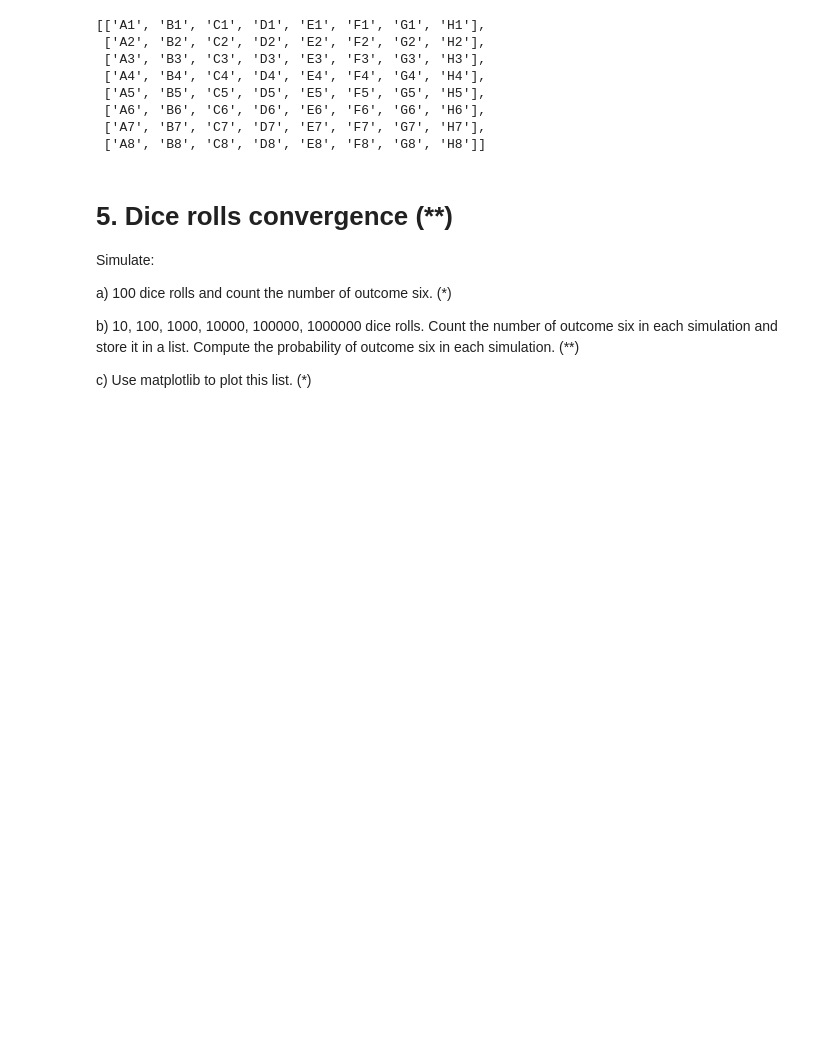
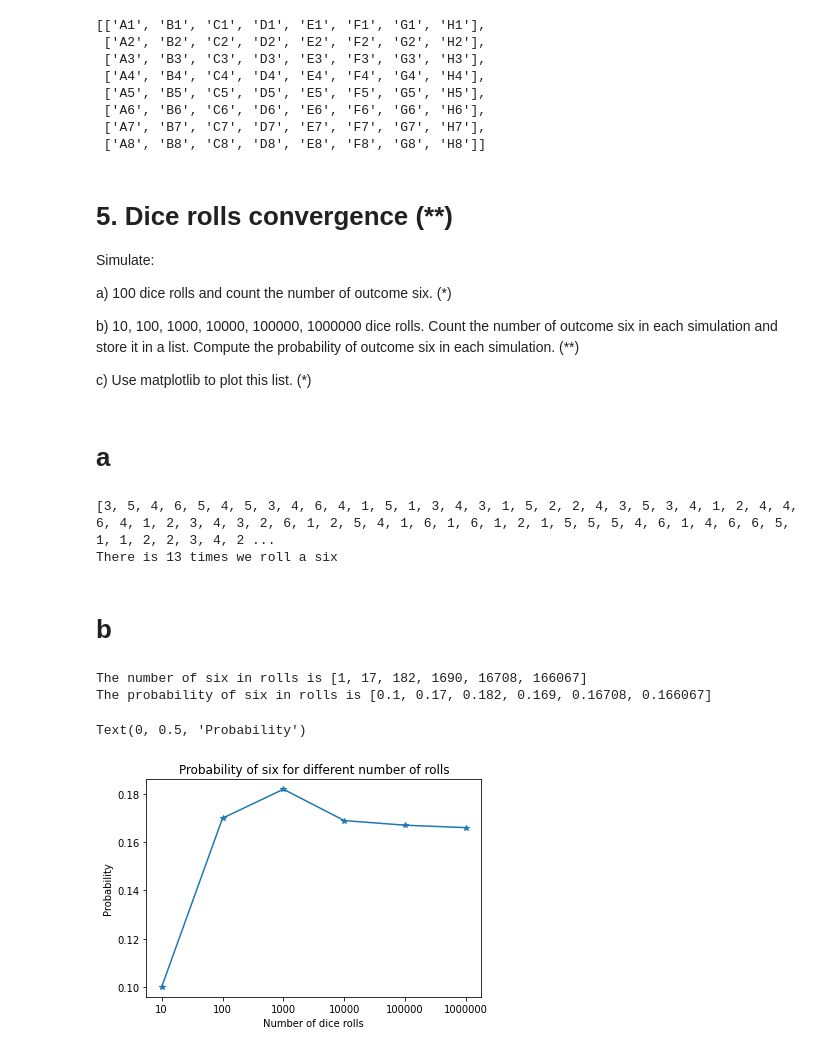
Before and after one commit to cooperhankun/python-programming-Kun-Han, a Jupyter notebook: Exercises/Exercise4.ipynb, the cells around one changed output. Saved outputs shown, nothing was run; the diff lists cells and outputs as text; code cells hidden in the pictures; blank space fills up the shorter version.

```diff
--- a/Exercises/Exercise4.ipynb
+++ b/Exercises/Exercise4.ipynb
@@ -117,3 +117,52 @@ Simulate:
   b)   10, 100, 1000, 10000, 100000, 1000000 dice rolls. Count the number of outcome six in each simulation and store it in a list. Compute the probability of outcome six in each simulation. (**)
 
   c)   Use matplotlib to plot this list. (*)
+# %% [markdown]
+# a
+# %%
+import random as rnd
+roll_list=[rnd.randint(1,6) for i in range(100)]
+count=0
+for i in roll_list:
+    if i==6:
+        count+=1
+print(roll_list)
+print(f"There is {count} times we roll a six")
+# %% [output]
+[3, 5, 4, 6, 5, 4, 5, 3, 4, 6, 4, 1, 5, 1, 3, 4, 3, 1, 5, 2, 2, 4, 3, 5, 3, 4, 1, 2, 4, 4, 6, 4, 1, 2, 3, 4, 3, 2, 6, 1, 2, 5, 4, 1, 6, 1, 6, 1, 2, 1, 5, 5, 5, 4, 6, 1, 4, 6, 6, 5, 1, 1, 2, 2, 3, 4, 2 ...
+There is 13 times we roll a six
+# %% [markdown]
+# b
+# %%
+import random as rnd
+import matplotlib.pyplot as plt
+
+list_six=[]
+list_p=[]
+n=[10,100,1000,10000,100000,1000000]
+
+for i in n: # loop for n-list
+    roll_list=[rnd.randint(1,6) for i in range(i)]
+    count=0
+
+    for j in roll_list: # loop for i times in n-list
+        if j==6:
+            count+=1
+            p=int(count)/i
+    list_six.append(count)
+    list_p.append(p)
+
+print(f"The number of six in rolls is {list_six}")
+print(f"The probability of six in rolls is {list_p}")
+
+rnd.seed(66)
+plt.plot(list_p, '-*')
+plt.title("Probability of six for different number of rolls")
+plt.xticks([0,1,2,3,4,5], n)
+plt.xlabel("Number of dice rolls")
+plt.ylabel("Probability")
+# %% [output]
+The number of six in rolls is [1, 17, 182, 1690, 16708, 166067]
+The probability of six in rolls is [0.1, 0.17, 0.182, 0.169, 0.16708, 0.166067]
+Text(0, 0.5, 'Probability')
+[figure, added]
```
